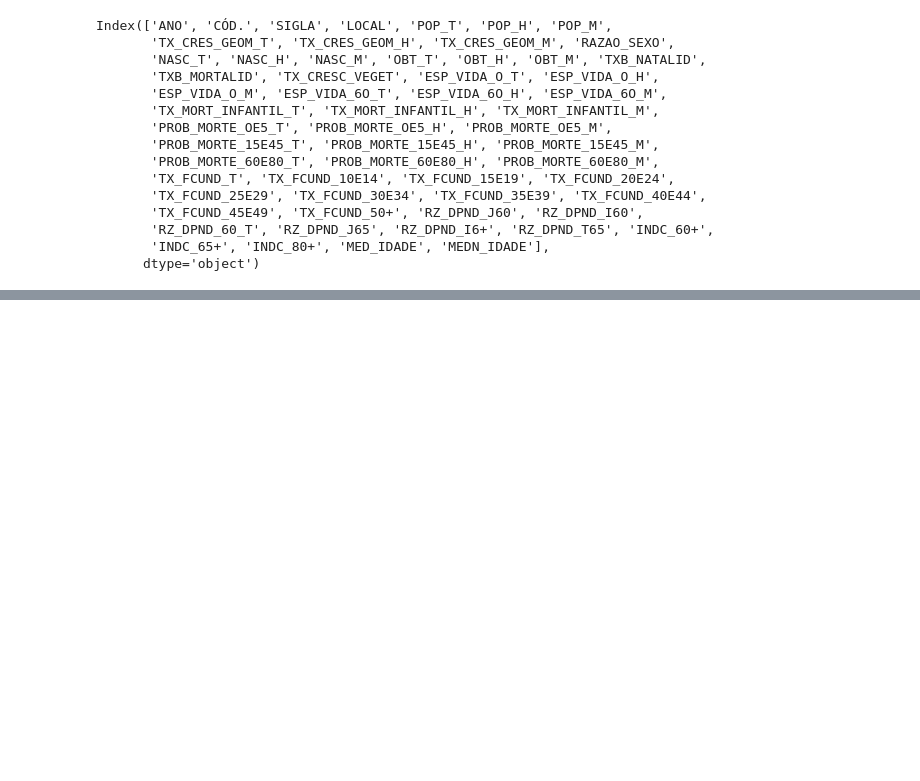
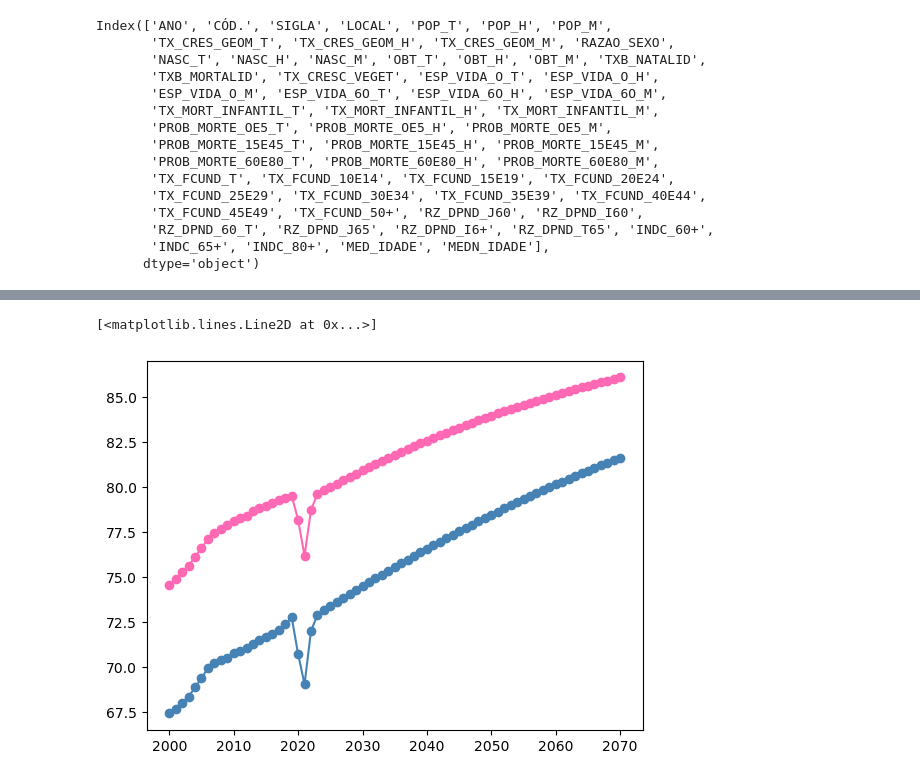
Before and after one commit to gabyxsantos/Economia, a Jupyter notebook: limpezaDF.ipynb, the cells around one changed output, grey strips where cells are left out. Cells and saved outputs as stored; diff of their text form; code cells hidden in the pictures; blank space fills up the shorter version.

```diff
--- a/limpezaDF.ipynb
+++ b/limpezaDF.ipynb
@@ -111,0 +162,7 @@ razao_dependencia = pd.concat([razao_dependencia, dados.iloc[:, 48:54]], axis=1)
+# %%
+# Agrupar por ano e tirar a média da expectativa de vida para cada grupo
+media_fem = indicadores_femininos.groupby('ANO')['ESP_VIDA_O_M'].mean()
+media_masc = indicadores_masculinos.groupby('ANO')['ESP_VIDA_O_H'].mean()
+
+# Calcular a diferença
+diferenca = media_fem - media_masc
@@ -111,0 +185,6 @@ razao_dependencia = pd.concat([razao_dependencia, dados.iloc[:, 48:54]], axis=1)
+# %%
+plt.plot(media_fem.index, media_fem.values, label='Mulheres', color='hotpink', marker='o')
+plt.plot(media_masc.index, media_masc.values, label='Homens', color='steelblue', marker='o')
+# %% [output]
+[<matplotlib.lines.Line2D at 0x...>]
+[figure, added]
```
Also changed, not shown: parts of 23 cells of this notebook.
